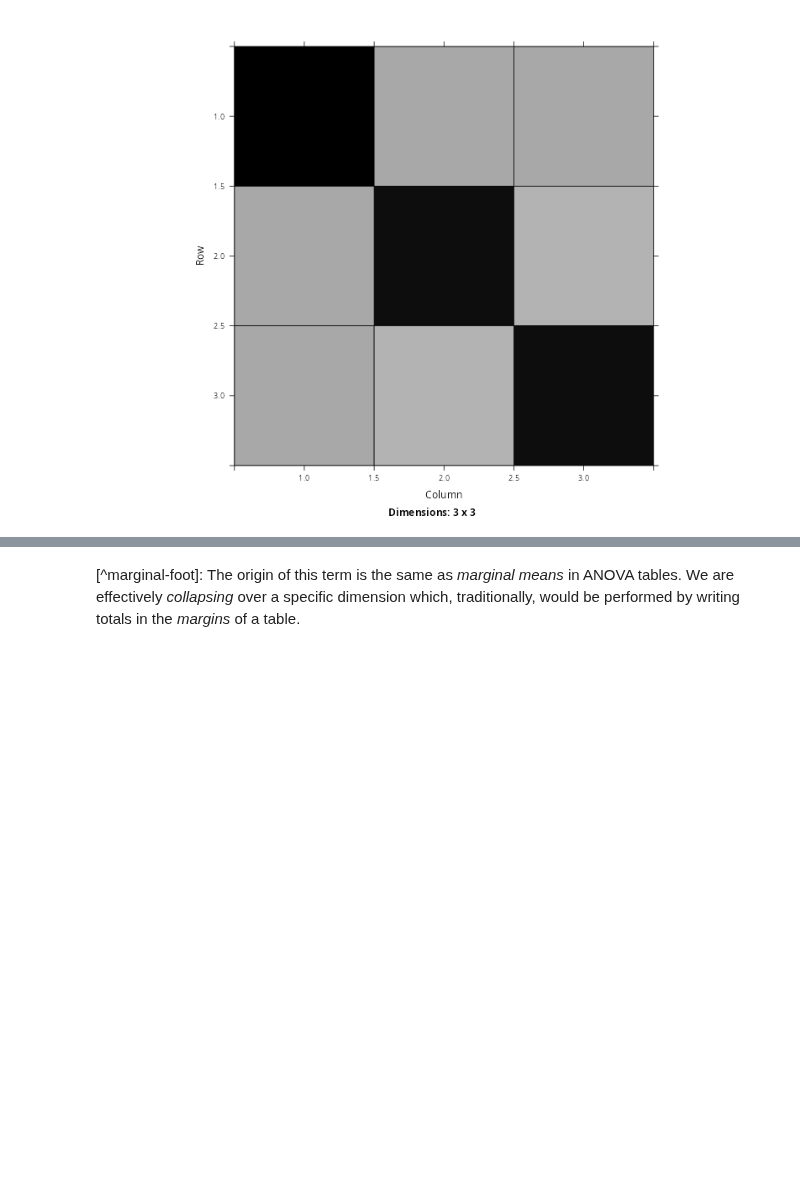
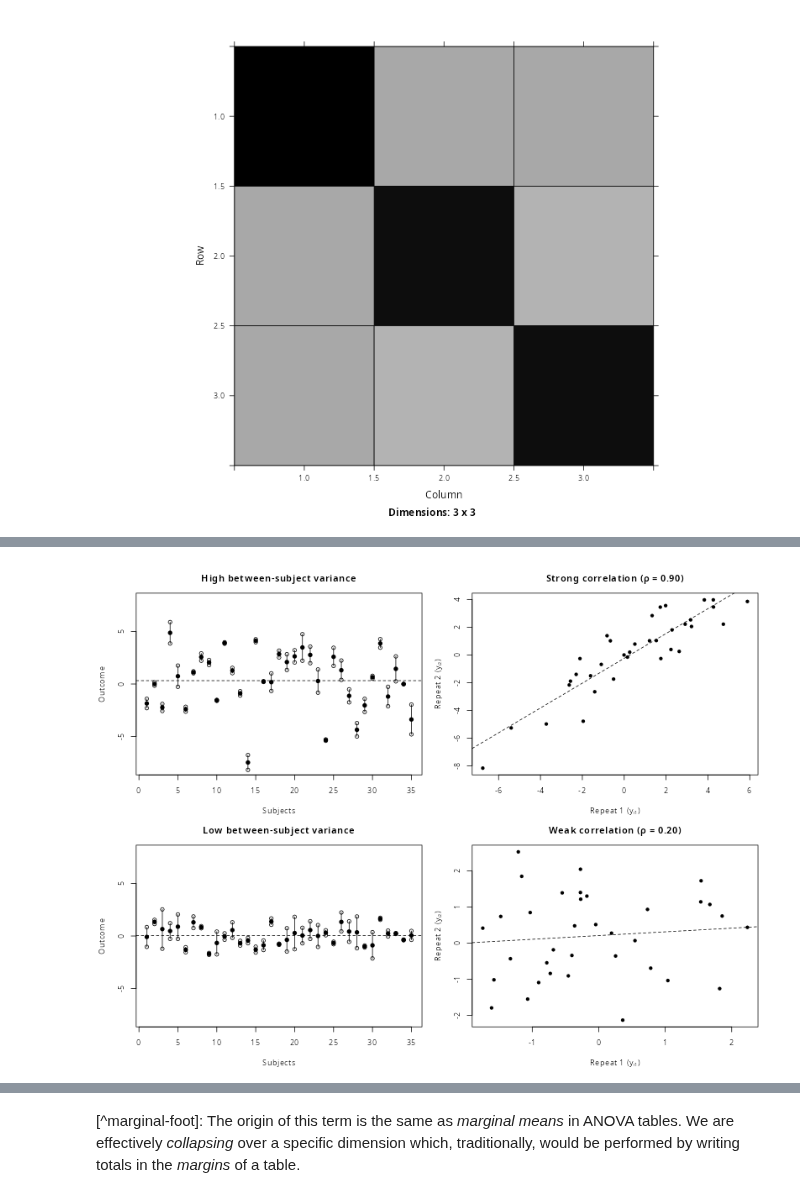
Before and after one commit to PCHN63112-Mixed-Models/mixed-effects-intro, a Jupyter notebook: 3.multilevel-simulation.ipynb, the cells around one changed output, grey strips where cells are left out. Cells and saved outputs as stored; diff of their text form; code cells hidden in the pictures; blank space fills up the shorter version.

```diff
--- a/3.multilevel-simulation.ipynb
+++ b/3.multilevel-simulation.ipynb
@@ -240,0 +259,99 @@ The other familiar element here is that this structure is *compound symmetric*.
+# %%
+set.seed(1)
+
+sim_two_repeats <- function(n_subj = 30,
+                            mu = 0,
+                            sigma_between = 2,
+                            sigma_within  = 1) {
+  b  <- rnorm(n_subj, 0, sigma_between)
+  e1 <- rnorm(n_subj, 0, sigma_within)
+  e2 <- rnorm(n_subj, 0, sigma_within)
+
+  y1 <- mu + b + e1
+  y2 <- mu + b + e2
+
+  data.frame(
+    id = 1:n_subj,
+    y1 = y1,
+    y2 = y2,
+    ybar_obs = (y1 + y2) / 2
+  )
+}
+
+plot_row <- function(dat, ylim_left, main_left, main_right) {
+  op <- par(mar = c(4, 4, 3, 1))
+
+  x <- dat$id
+
+  ## LEFT PANEL: subject means + repeats
+  plot(x, dat$ybar_obs,
+       pch = 16, cex = 1.2,
+       ylim = ylim_left,
+       xlab = "Subjects",
+       ylab = "Outcome",
+       main = main_left)
+  abline(h = mean(dat$ybar_obs), lty = 2)
+
+  points(x, dat$y1, pch = 1)
+  points(x, dat$y2, pch = 1)
+  segments(x0 = x, y0 = dat$y1, x1 = x, y1 = dat$y2)
+
+  #legend("topleft", bty = "n",
+  #       legend = c("Observed subject mean",
+  #                  "Two repeats",
+  #                  "Overall mean"),
+  #       pch = c(16, 1, NA),
+  #       lty = c(NA, NA, 2),
+  #       pt.cex = c(1.2, 1, NA))
+
+  ## RIGHT PANEL: correlation scatter
+  r_emp <- cor(dat$y1, dat$y2)
+  plot(dat$y1, dat$y2, pch = 16,
+       xlab = "Repeat 1 (yᵢ₁)",
+       ylab = "Repeat 2 (yᵢ₂)",
+       main = main_right)
+  abline(lm(y2 ~ y1, data = dat), lty = 2)
+
+  #text(x = min(dat$y1), y = max(dat$y2),
+  #     labels = sprintf("Empirical r = %.2f", r_emp),
+  #     adj = c(0, 1))
+
+  par(op)
+}
+
+# --- Parameters ---
+n_subj <- 35
+sigma_within <- 1
+
+high_between <- 3
+low_between  <- 0.5
+
+dat_high <- sim_two_repeats(n_subj, sigma_between = high_between, sigma_within = sigma_within)
+dat_low  <- sim_two_repeats(n_subj, sigma_between = low_between,  sigma_within = sigma_within)
+
+# Shared y-axis limits for LEFT panels only
+ylim_left <- range(
+  dat_high$y1, dat_high$y2, dat_high$ybar_obs,
+  dat_low$y1,  dat_low$y2,  dat_low$ybar_obs
+)
+
+ylim_left <- c(-8,8)
+
+
+rho_high <- high_between^2 / (high_between^2 + sigma_within^2)
+rho_low  <- low_between^2  / (low_between^2  + sigma_within^2)
+
+# --- 2 x 2 figure ---
+par(mfrow = c(2, 2))
+
+plot_row(dat_high, ylim_left,
+         main_left  = sprintf("High between-subject variance"),
+         main_right = sprintf("Strong correlation (ρ = %.2f)", rho_high))
+
+plot_row(dat_low, ylim_left,
+         main_left  = sprintf("Low between-subject variance"),
+         main_right = sprintf("Weak correlation (ρ = %.2f)", rho_low))
+
+par(mfrow = c(1, 1))
+# %% [output]
+[figure, added]
```
Also changed, not shown: parts of 10 cells of this notebook, 13 other files.
